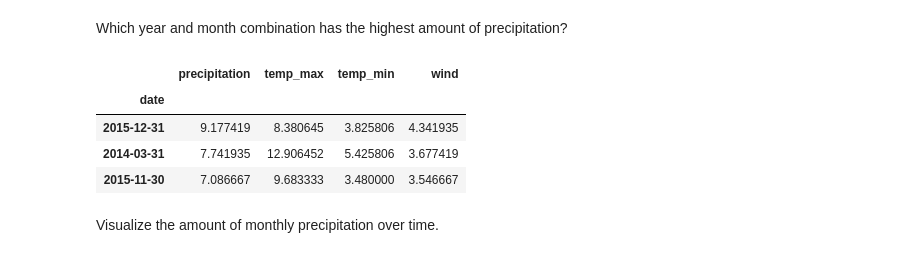
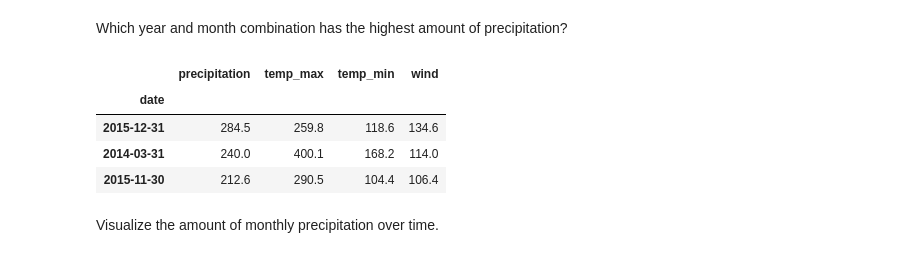
Before and after one commit to Bartholomew-Taylor/time-series-exercises, a Jupyter notebook: working_with_time_data_exercises.ipynb, the cells around one changed output. Cells and saved outputs as stored; diff of their text form; code cells hidden in the pictures.

```diff
--- a/working_with_time_data_exercises.ipynb
+++ b/working_with_time_data_exercises.ipynb
@@ -179,13 +181,13 @@ rain_df.head()
 # %% [markdown]
 Which year and month combination has the highest amount of precipitation?
 # %%
-rain_df.resample('m').mean().sort_values(by = 'precipitation', ascending = False).head(3)
+rain_df.resample('m').sum().sort_values(by = 'precipitation', ascending = False).head(3)
 # %% [output]
 |  | precipitation | temp_max | temp_min | wind |
 | date |  |  |  |  |
-| 2015-12-31 | 9.177419 | 8.380645 | 3.825806 | 4.341935 |
-| 2014-03-31 | 7.741935 | 12.906452 | 5.425806 | 3.677419 |
-| 2015-11-30 | 7.086667 | 9.683333 | 3.480000 | 3.546667 |
+| 2015-12-31 | 284.5 | 259.8 | 118.6 | 134.6 |
+| 2014-03-31 | 240.0 | 400.1 | 168.2 | 114.0 |
+| 2015-11-30 | 212.6 | 290.5 | 104.4 | 106.4 |
 # %% [markdown]
 Visualize the amount of monthly precipitation over time.
 # %%
```
Also changed, not shown: parts of 27 cells of this notebook, 5 other files.
